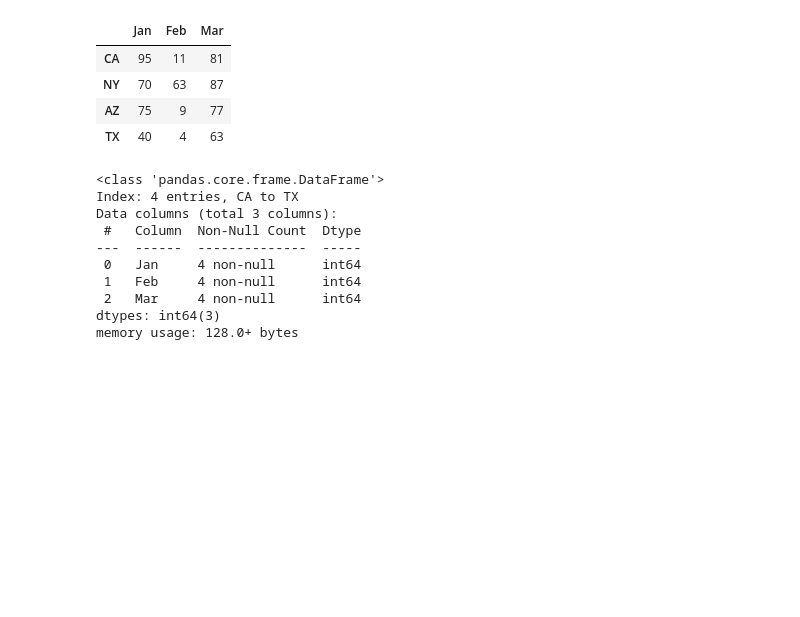
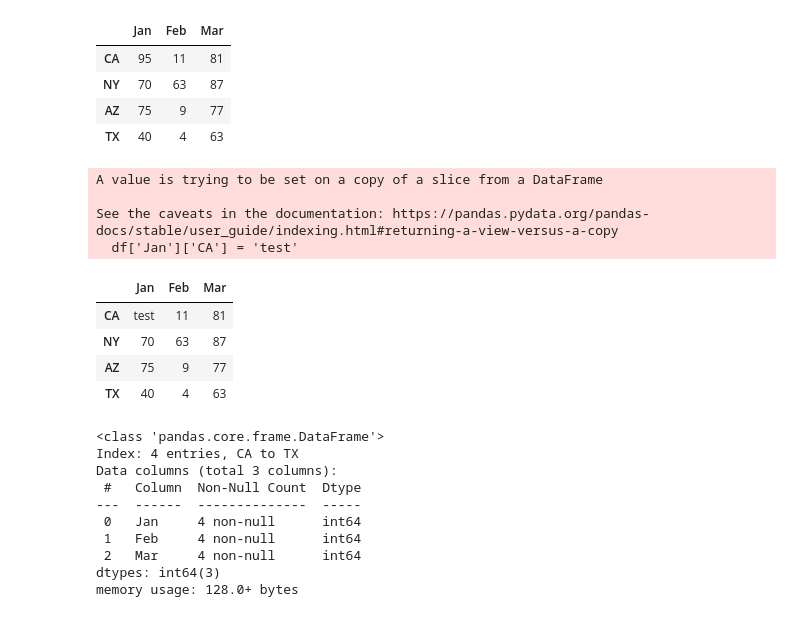
Before and after one commit to luiul/statistics-meets-logistics, a Jupyter notebook: prep-pandas/pandas-merge.ipynb, the cells around one changed output. Drawn from its saved outputs; the diff is of its cells as text; code cells hidden in the pictures; blank space fills up the shorter version.

```diff
--- a/prep-pandas/pandas-merge.ipynb
+++ b/prep-pandas/pandas-merge.ipynb
@@ -137,6 +146,21 @@ df
 | NY | 70 | 63 | 87 |
 | AZ | 75 | 9 | 77 |
 | TX | 40 | 4 | 63 |
+# %%
+df['Jan']['CA'] = 'test'
+# %% [output]
+A value is trying to be set on a copy of a slice from a DataFrame
+
+See the caveats in the documentation: https://pandas.pydata.org/pandas-docs/stable/user_guide/indexing.html#returning-a-view-versus-a-copy
+  df['Jan']['CA'] = 'test'
+# %%
+df
+# %% [output]
+|  | Jan | Feb | Mar |
+| CA | test | 11 | 81 |
+| NY | 70 | 63 | 87 |
+| AZ | 75 | 9 | 77 |
+| TX | 40 | 4 | 63 |
 # %%
 df.info()
 # %% [output]
```
Also changed, not shown: parts of 12 cells of this notebook, 18 other files.
